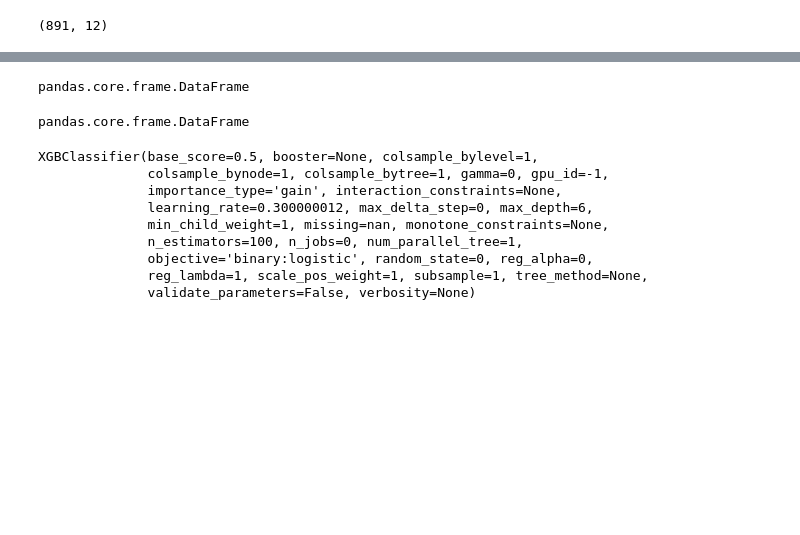
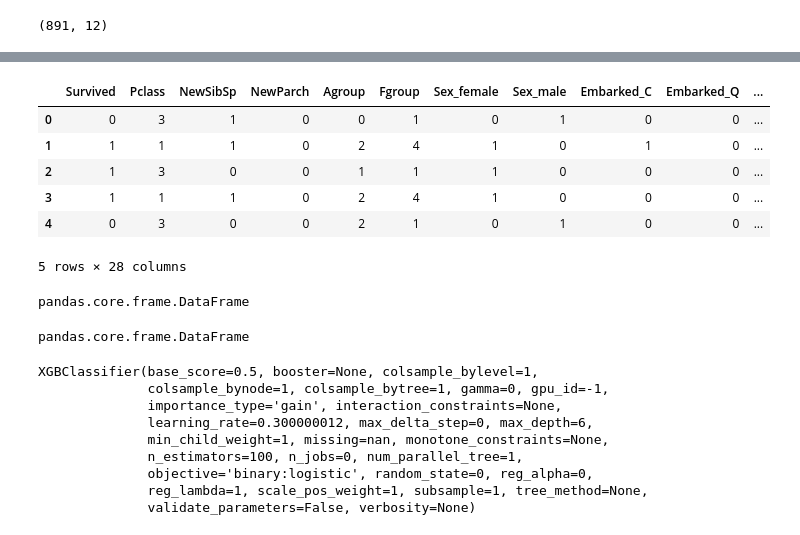
Before and after one commit to compuwizpiyu/Kaggle_Titanic, a Jupyter notebook: working_code.ipynb, the cells around one changed output, grey strips where cells are left out. Saved outputs shown, nothing was run; the diff lists cells and outputs as text; code cells hidden in the pictures; blank space fills up the shorter version.

```diff
--- a/working_code.ipynb
+++ b/working_code.ipynb
@@ -50,4 +77,23 @@ data.loc[(data.Fare.values >10),'Fgroup']= 2
 data.loc[(data.Fare.values >25),'Fgroup']= 3
 data.loc[(data.Fare.values >50),'Fgroup']= 4
 data.loc[(data.Fare.values >75),'Fgroup']= 5
+# %%
+data = data.drop(['PassengerId'], axis = 1)
+data = data.drop(['Age'], axis = 1)
+data = data.drop(['Parch'], axis = 1)
+data = data.drop(['SibSp'], axis = 1)
+data = data.drop(['Fare'], axis = 1)
+data = data.drop(['Name'], axis = 1)
+data = data.drop(['Ticket'], axis = 1)
+data = data.drop(['Cabin'], axis = 1)
+data=pd.get_dummies(data)
+data.head()
+# %% [output]
+|  | Survived | Pclass | NewSibSp | NewParch | Agroup | Fgroup | Sex_female | Sex_male | Embarked_C | Embarked_Q | ... |
+| 0 | 0 | 3 | 1 | 0 | 0 | 1 | 0 | 1 | 0 | 0 | ... |
+| 1 | 1 | 1 | 1 | 0 | 2 | 4 | 1 | 0 | 1 | 0 | ... |
+| 2 | 1 | 3 | 0 | 0 | 1 | 1 | 1 | 0 | 0 | 0 | ... |
+| 3 | 1 | 1 | 1 | 0 | 2 | 4 | 1 | 0 | 0 | 0 | ... |
+| 4 | 0 | 3 | 0 | 0 | 2 | 1 | 0 | 1 | 0 | 0 | ... |
+5 rows × 28 columns
 # %%
```
Also changed, not shown: parts of 10 cells of this notebook.
